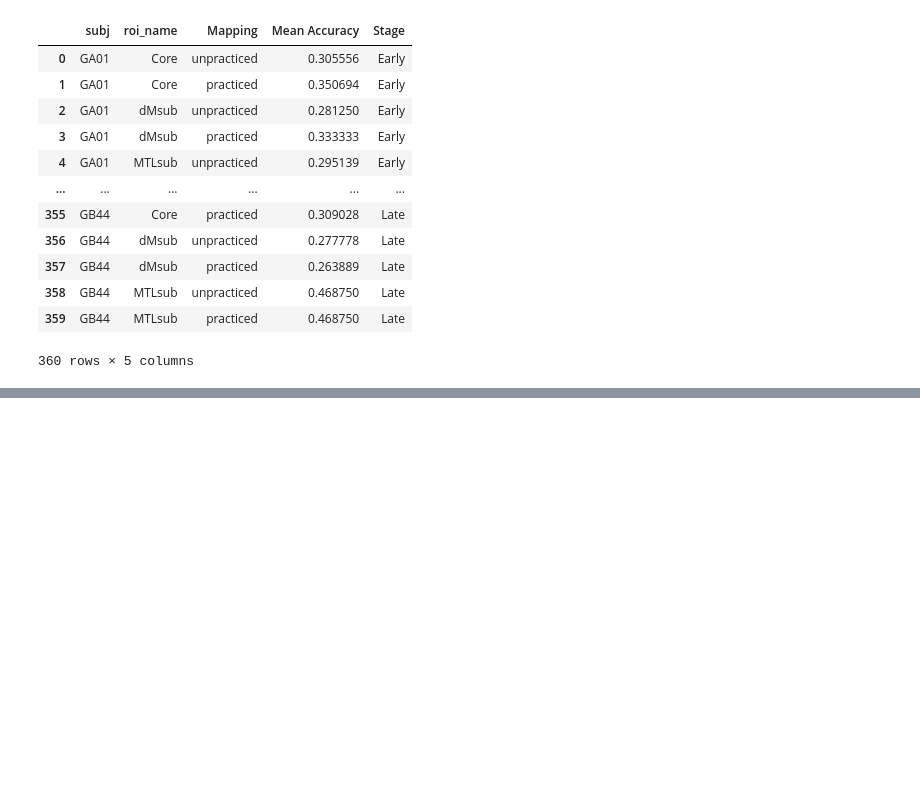
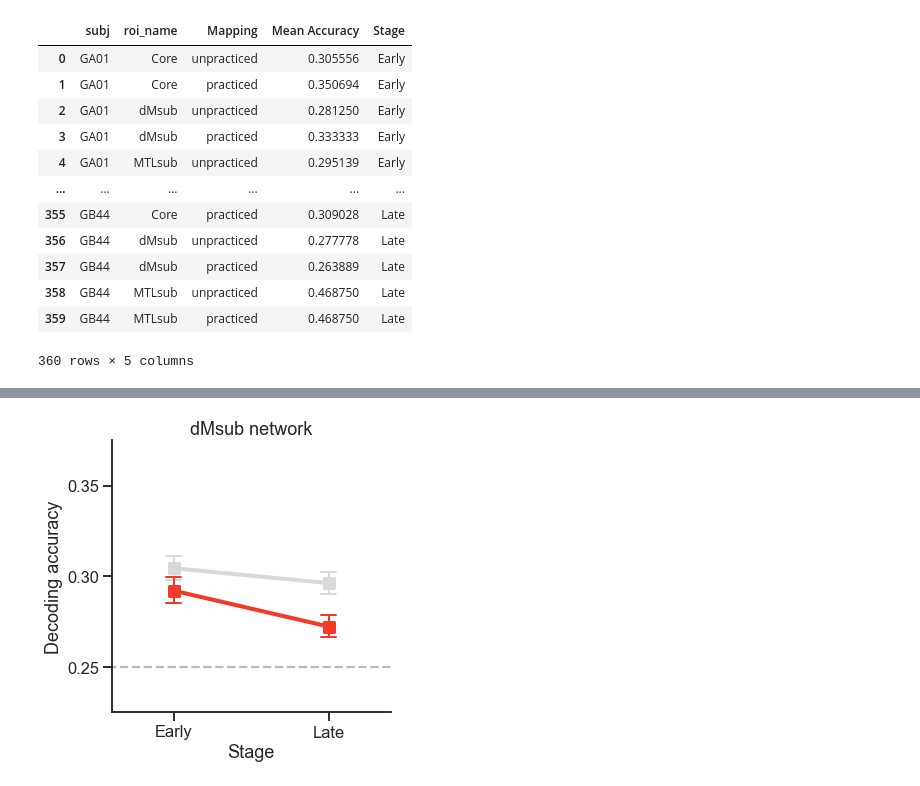
Before and after one commit to psb629/labs, a Jupyter notebook: GA/scripts/fMRI_analysis.ipynb, the cells around one changed output, grey strips where cells are left out. Drawn from its saved outputs; the diff is of its cells as text; code cells hidden in the pictures; blank space fills up the shorter version.

```diff
--- a/GA/scripts/fMRI_analysis.ipynb
+++ b/GA/scripts/fMRI_analysis.ipynb
@@ -481,0 +523,5 @@ wit_df
+# %%
+fig = draw_lineplot(roi_names[1], 'dMsub network')
+# fig.savefig(today+'_dMsub-module_dec-acc.png', dpi=300, bbox_inches='tight')
+# %% [output]
+[figure, added]
```
Also changed, not shown: parts of 10 cells of this notebook, 3 other files.
